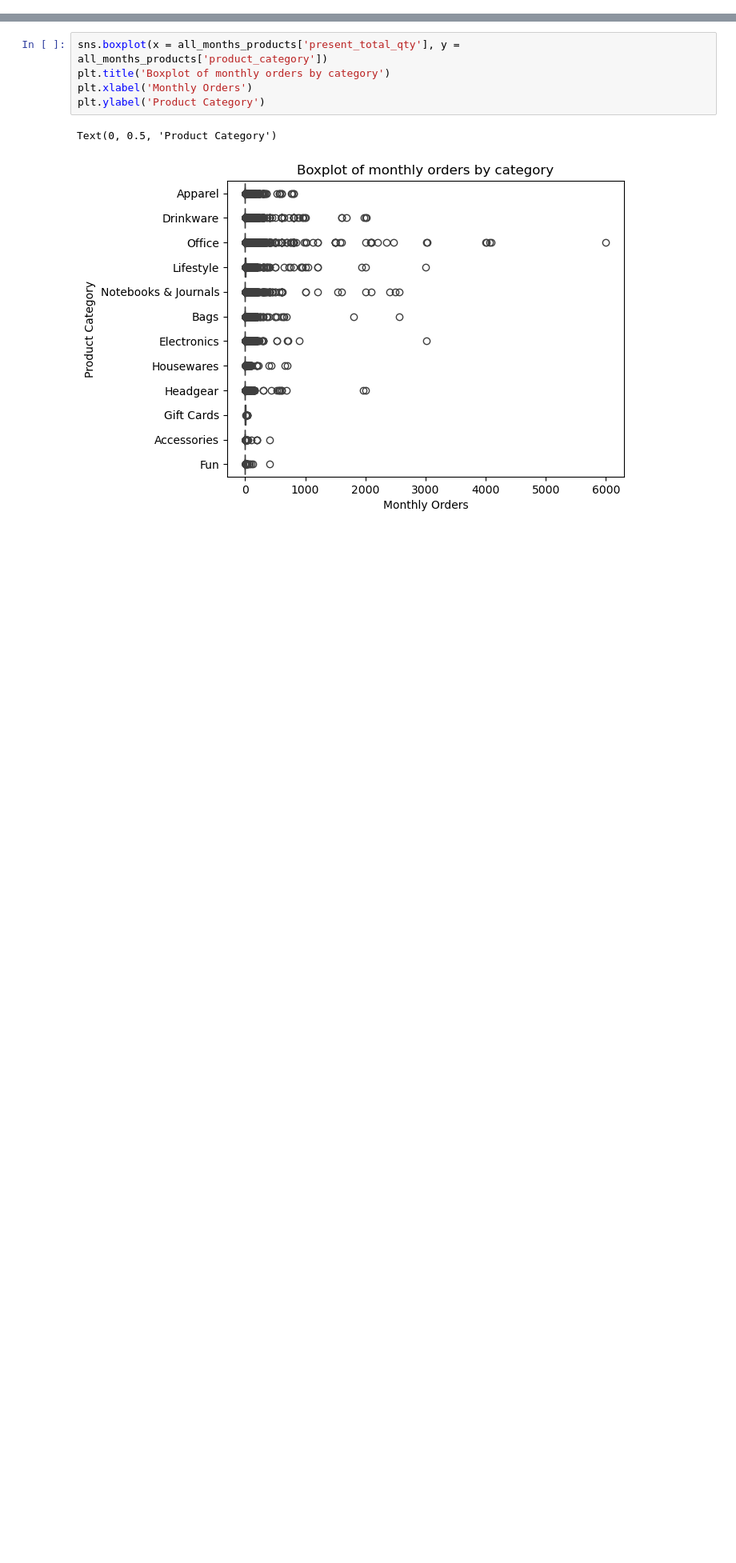
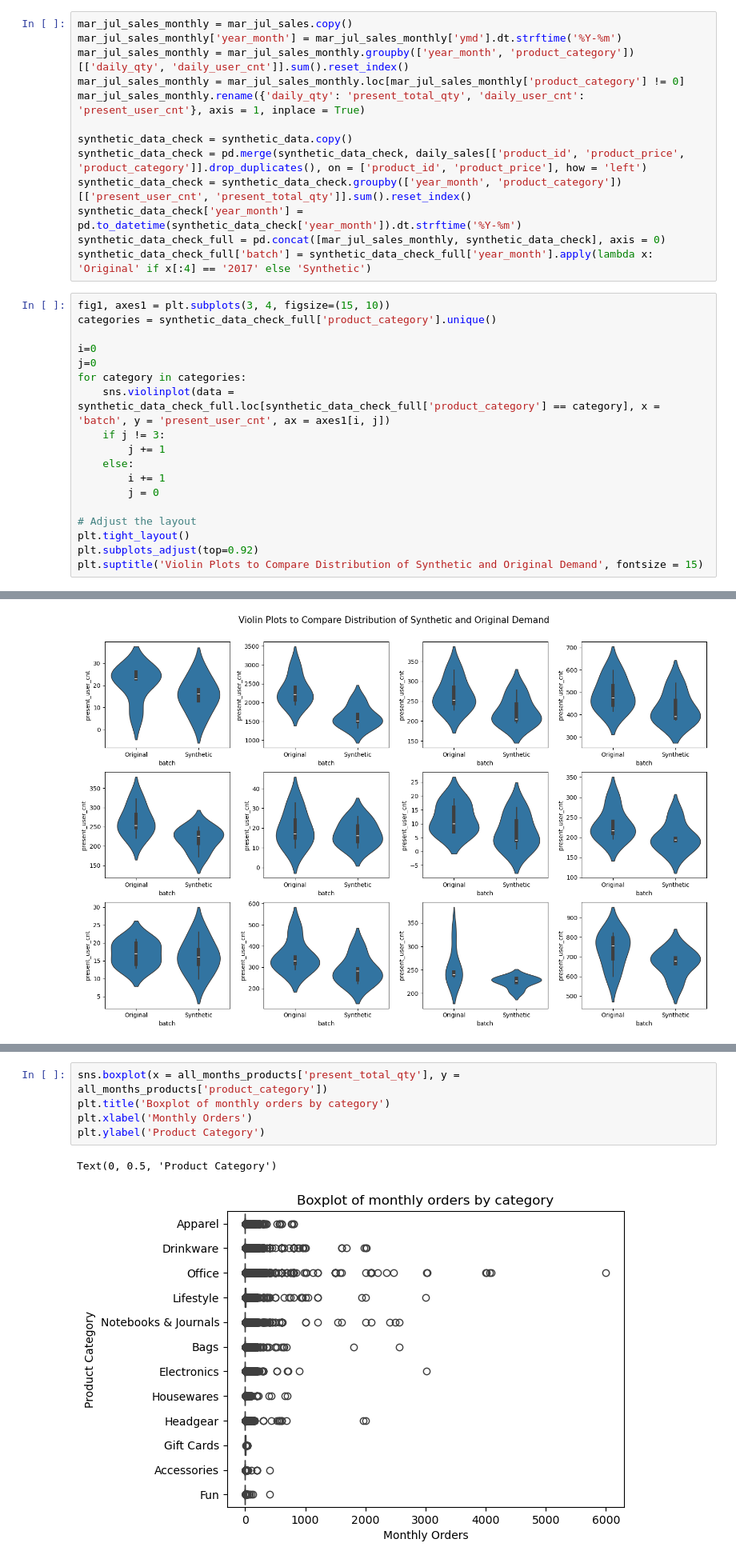
Before and after one commit to woobrandon/DSA3101-Potato-Wedges, a Jupyter notebook: SubgroupB/DemandForecasting.ipynb, the cells around one changed output, grey strips where cells are left out. Shown at 80% size. Cells and saved outputs as stored; diff of their text form; blank space fills up the shorter version.

```diff
--- a/SubgroupB/DemandForecasting.ipynb
+++ b/SubgroupB/DemandForecasting.ipynb
@@ -392,0 +216,32 @@ Text(0, 0.5, 'Product Category')
+# %%
+mar_jul_sales_monthly = mar_jul_sales.copy()
+mar_jul_sales_monthly['year_month'] = mar_jul_sales_monthly['ymd'].dt.strftime('%Y-%m')
+mar_jul_sales_monthly = mar_jul_sales_monthly.groupby(['year_month', 'product_category'])[['daily_qty', 'daily_user_cnt']].sum().reset_index()
+mar_jul_sales_monthly = mar_jul_sales_monthly.loc[mar_jul_sales_monthly['product_category'] != 0]
+mar_jul_sales_monthly.rename({'daily_qty': 'present_total_qty', 'daily_user_cnt': 'present_user_cnt'}, axis = 1, inplace = True)
+
+synthetic_data_check = synthetic_data.copy()
+synthetic_data_check = pd.merge(synthetic_data_check, daily_sales[['product_id', 'product_price', 'product_category']].drop_duplicates(), on = ['product_id', 'product_price'], how = 'left')
+synthetic_data_check = synthetic_data_check.groupby(['year_month', 'product_category'])[['present_user_cnt', 'present_total_qty']].sum().reset_index()
+synthetic_data_check['year_month'] = pd.to_datetime(synthetic_data_check['year_month']).dt.strftime('%Y-%m')
+synthetic_data_check_full = pd.concat([mar_jul_sales_monthly, synthetic_data_check], axis = 0)
+synthetic_data_check_full['batch'] = synthetic_data_check_full['year_month'].apply(lambda x: 'Original' if x[:4] == '2017' else 'Synthetic')
+# %%
+fig1, axes1 = plt.subplots(3, 4, figsize=(15, 10))
+categories = synthetic_data_check_full['product_category'].unique()
+
+i=0
+j=0
+for category in categories:
+    sns.violinplot(data = synthetic_data_check_full.loc[synthetic_data_check_full['product_category'] == category], x = 'batch', y = 'present_user_cnt', ax = axes1[i, j])
+    if j != 3:
+        j += 1
+    else:
+        i += 1
+        j = 0
+
+# Adjust the layout
+plt.tight_layout()
+plt.subplots_adjust(top=0.92)
+plt.suptitle('Violin Plots to Compare Distribution of Synthetic and Original Demand', fontsize = 15)
+# %% [output]
@@ -392,0 +249 @@ Text(0, 0.5, 'Product Category')
+[figure, added]
```
Also changed, not shown: parts of 111 cells of this notebook, 2 other files.
